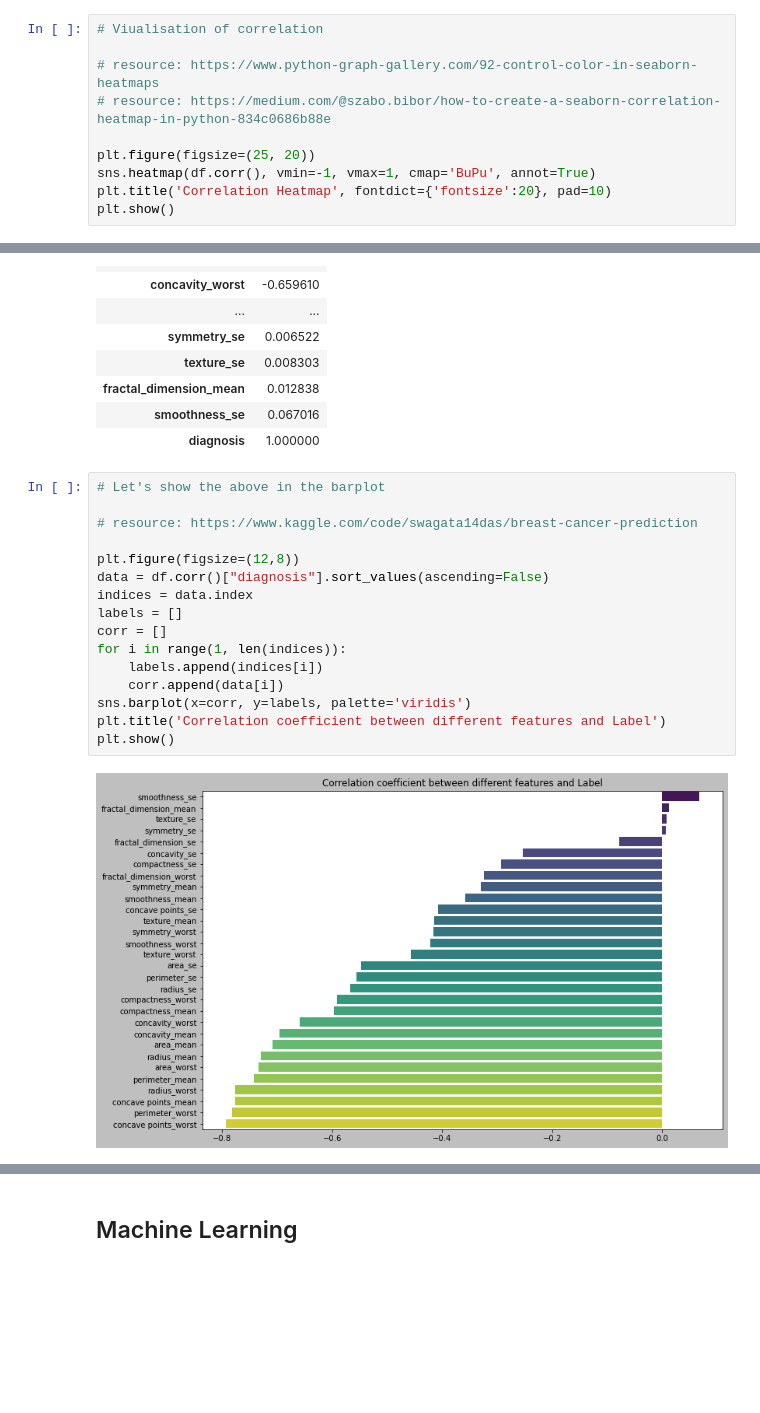
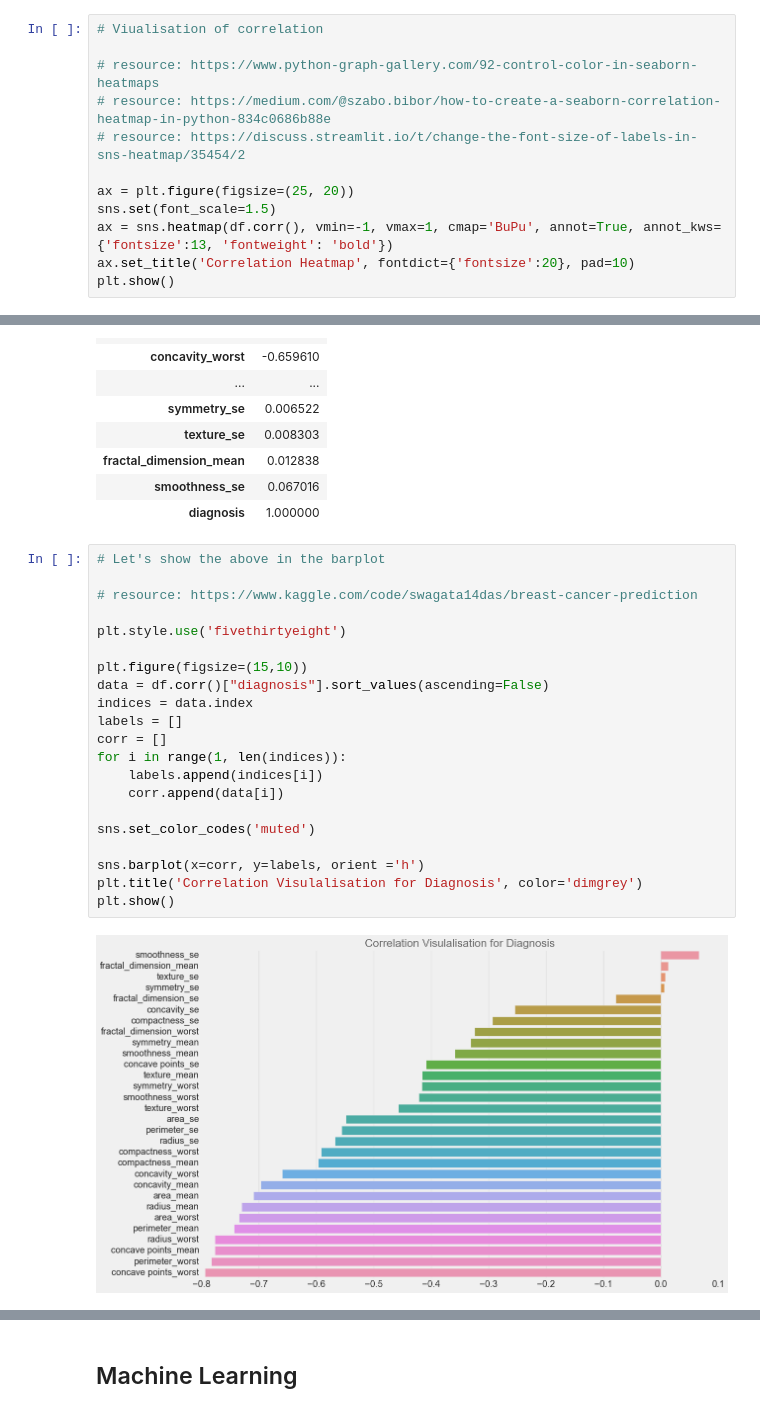
Before and after one commit to Anna20041983/PfDA-Project, a Jupyter notebook: PfDA_Project 2022.ipynb, the cells around one changed output, grey strips where cells are left out. Saved outputs shown, nothing was run; the diff lists cells and outputs as text; blank space fills up the shorter version.

```diff
--- a/PfDA_Project 2022.ipynb
+++ b/PfDA_Project 2022.ipynb
@@ -325,9 +334,11 @@ df.corr()
 
 # resource: https://www.python-graph-gallery.com/92-control-color-in-seaborn-heatmaps
 # resource: https://medium.com/@szabo.bibor/how-to-create-a-seaborn-correlation-heatmap-in-python-834c0686b88e
+# resource: https://discuss.streamlit.io/t/change-the-font-size-of-labels-in-sns-heatmap/35454/2
 
-plt.figure(figsize=(25, 20))
-sns.heatmap(df.corr(), vmin=-1, vmax=1, cmap='BuPu', annot=True)
-plt.title('Correlation Heatmap', fontdict={'fontsize':20}, pad=10)
+ax = plt.figure(figsize=(25, 20))
+sns.set(font_scale=1.5)
+ax = sns.heatmap(df.corr(), vmin=-1, vmax=1, cmap='BuPu', annot=True, annot_kws={'fontsize':13, 'fontweight': 'bold'})
+ax.set_title('Correlation Heatmap', fontdict={'fontsize':20}, pad=10)
 plt.show()
 # %% [output]
@@ -360,20 +371,25 @@ df_corr
 # %%
 # Let's show the above in the barplot
 
 # resource: https://www.kaggle.com/code/swagata14das/breast-cancer-prediction
 
-plt.figure(figsize=(12,8))
+plt.style.use('fivethirtyeight')
+
+plt.figure(figsize=(15,10))
 data = df.corr()["diagnosis"].sort_values(ascending=False)
 indices = data.index
 labels = []
 corr = []
 for i in range(1, len(indices)):
     labels.append(indices[i])
     corr.append(data[i])
-sns.barplot(x=corr, y=labels, palette='viridis')
-plt.title('Correlation coefficient between different features and Label')
+
+sns.set_color_codes('muted')
+
+sns.barplot(x=corr, y=labels, orient ='h')
+plt.title('Correlation Visulalisation for Diagnosis', color='dimgrey')
 plt.show()
 # %% [output]
-[figure, old version]
+[figure, new version]
 # %% [markdown]
 #### Observation:
```
Also changed, not shown: parts of 103 cells of this notebook.
